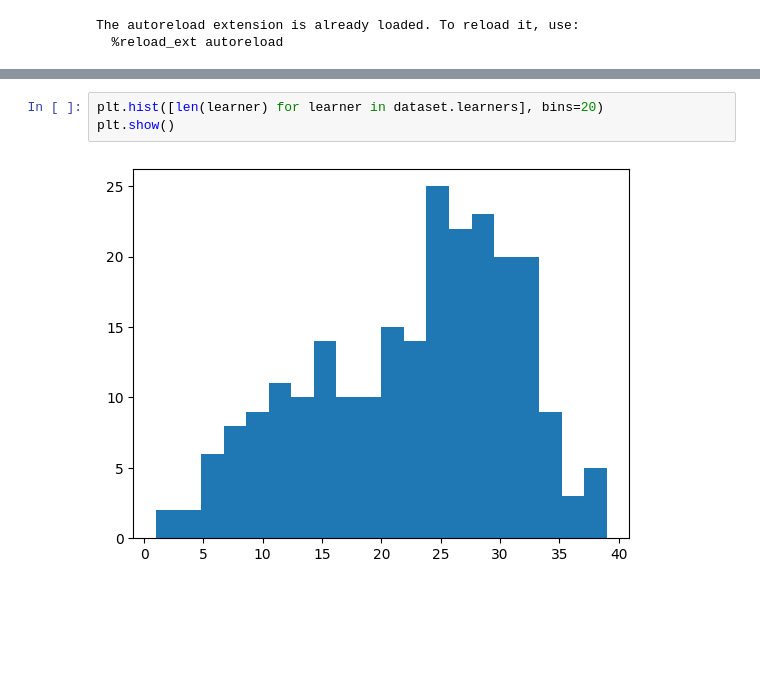
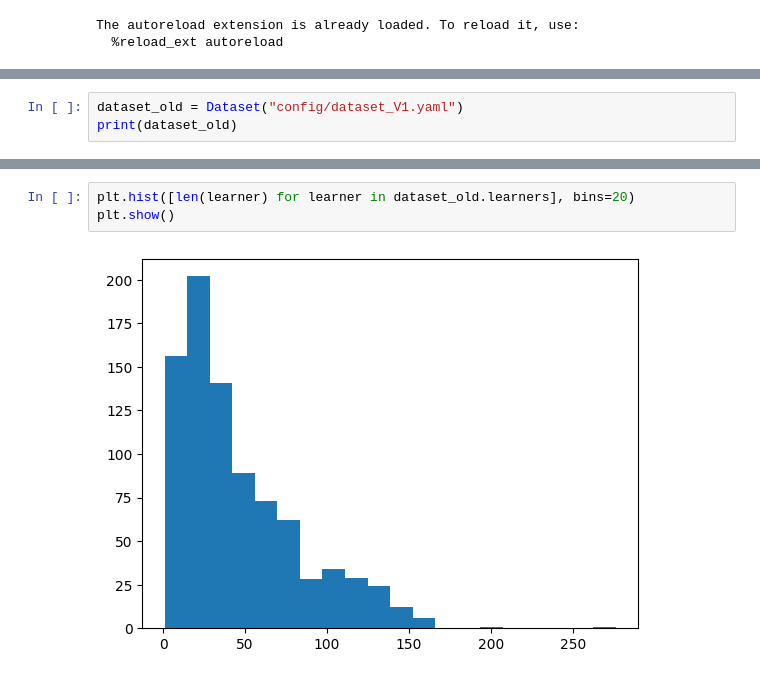
Before and after one commit to Jibril-Frej/JCRec, a Jupyter notebook: playground.ipynb, the cells around one changed output, grey strips where cells are left out. Cells and saved outputs as stored; diff of their text form; blank space fills up the shorter version.

```diff
--- a/playground.ipynb
+++ b/playground.ipynb
@@ -29,0 +30,3 @@ Dataset with 238 learners, 3587 jobs, 2973 courses and 46 skills.
+# %%
+dataset_old = Dataset("config/dataset_V1.yaml")
+print(dataset_old)
@@ -37,5 +49,5 @@ plt.show()
 # %%
-plt.hist([len(learner) for learner in dataset.learners], bins=20)
+plt.hist([len(learner) for learner in dataset_old.learners], bins=20)
 plt.show()
 # %% [output]
-[figure, old version]
+[figure, new version]
```
Also changed, not shown: parts of 9 cells of this notebook, 8 other files.
